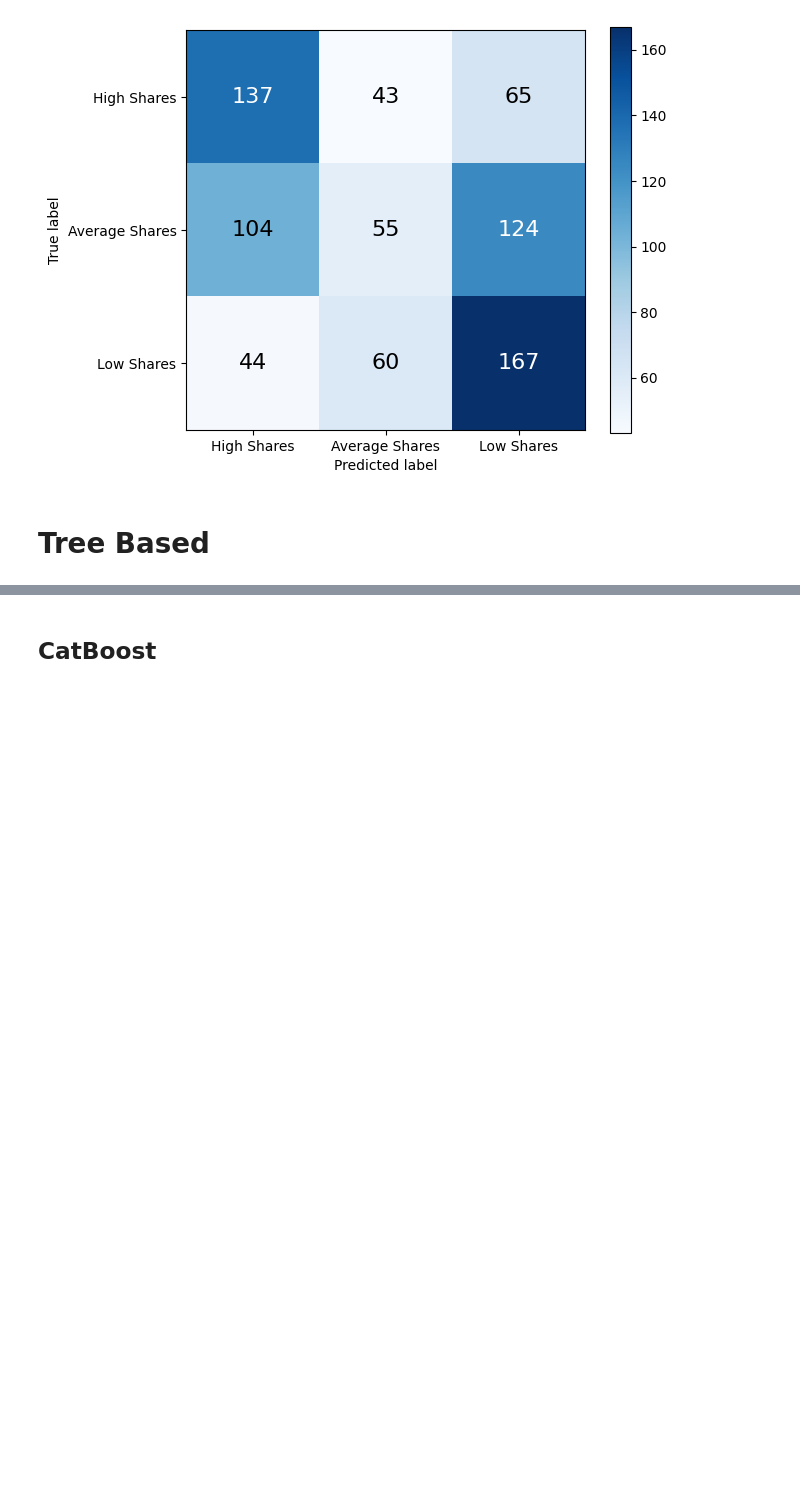
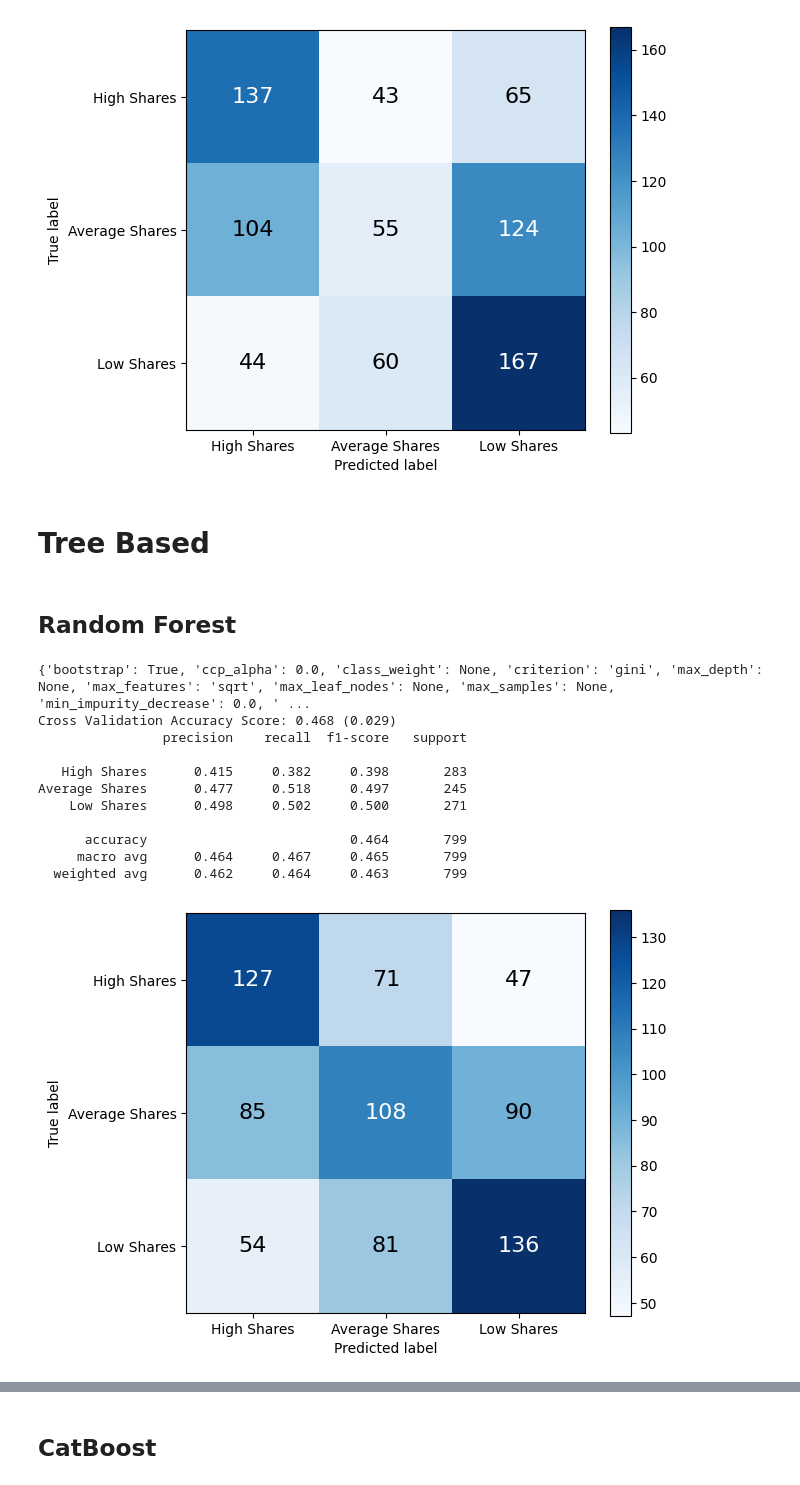
Before and after one commit to ChuanPoYan/IS4242-Project, a Jupyter notebook: The Smart Local Modelling.ipynb, the cells around one changed output, grey strips where cells are left out. Cells and saved outputs as stored; diff of their text form; code cells hidden in the pictures; blank space fills up the shorter version.

Commit message:
Update Random Forest

```diff
--- a/The Smart Local Modelling.ipynb
+++ b/The Smart Local Modelling.ipynb
@@ -369,3 +369,29 @@ Average Shares      0.481     0.559     0.517       245
 pickle.dump(svm_best_model, open('./dataset/Model/svm_best_model.pkl', 'wb'))
 # %% [markdown]
 # Tree Based
+# %% [markdown]
+## Random Forest
+# %%
+rf_base_model = RandomForestClassifier(
+    random_state=rand_state,
+)
+print(rf_base_model.get_params())
+
+get_mean_cvs(rf_base_model, X_train, y_train.to_numpy().ravel())
+
+rf_base_model.fit(X_train, y_train.to_numpy().ravel())
+y_pred_cb_base = rf_base_model.predict(X_test)
+evaluate_model(y_test, y_pred_cb_base)
+# %% [output]
+{'bootstrap': True, 'ccp_alpha': 0.0, 'class_weight': None, 'criterion': 'gini', 'max_depth': None, 'max_features': 'sqrt', 'max_leaf_nodes': None, 'max_samples': None, 'min_impurity_decrease': 0.0, ' ...
+Cross Validation Accuracy Score: 0.468 (0.029)
+                precision    recall  f1-score   support
+
+   High Shares      0.415     0.382     0.398       283
+Average Shares      0.477     0.518     0.497       245
+    Low Shares      0.498     0.502     0.500       271
+
+      accuracy                          0.464       799
+     macro avg      0.464     0.467     0.465       799
+  weighted avg      0.462     0.464     0.463       799
+[figure, added]
```
Also changed, not shown: parts of 8 cells of this notebook, 1 other file.
